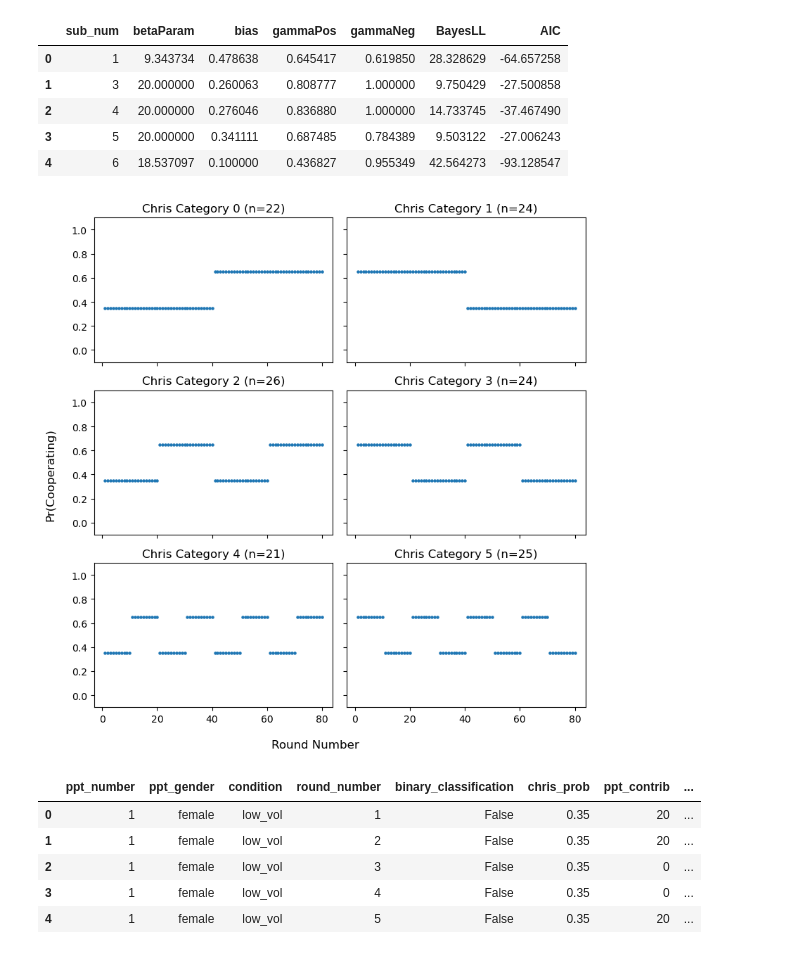
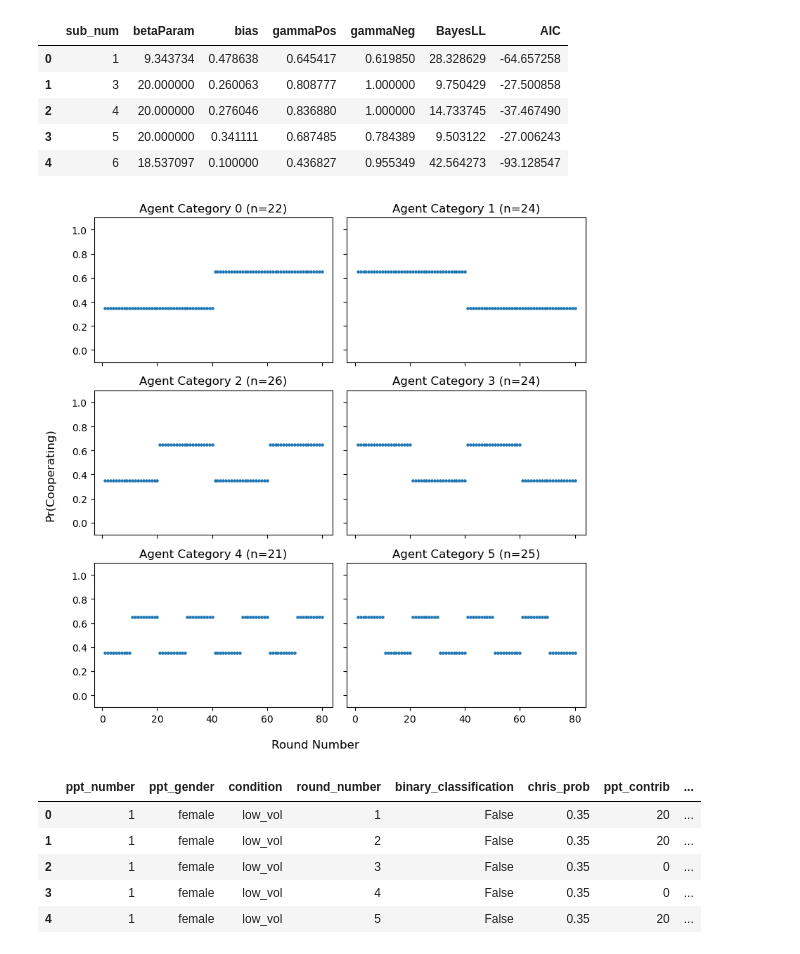
Before and after one commit to elxl/theory-of-mind-in-game, a Jupyter notebook: IPD_BRL.ipynb, the cells around one changed output. Saved outputs shown, nothing was run; the diff lists cells and outputs as text; code cells hidden in the pictures.

Commit message:
add visualization

```diff
--- a/IPD_BRL.ipynb
+++ b/IPD_BRL.ipynb
@@ -221,22 +222,22 @@ for group in groups:
 # %%
 # Visalize chris category
 fig, axs = plt.subplots(3, 2, figsize=(8, 8), sharex=True, sharey=True)
 rounds = np.arange(1, 81)
 for idx, ax in enumerate(axs.flatten()):
     if idx < len(chirs_categoty):
         ax.scatter(rounds, chirs_categoty[idx], s=5)
-        ax.set_title(f'Chris Category {idx} (n={len(subjects_category[idx])})')
+        ax.set_title(f'Agent Category {idx} (n={len(subjects_category[idx])})')
         ax.set_ylim(-0.1, 1.1)
     else:
         ax.axis('off')
 
 fig.supxlabel('Round Number', fontsize=12)
 fig.supylabel('Pr(Cooperating)', fontsize=12)
 
 plt.tight_layout()
 plt.show()
 # %% [output]
-[figure, old version]
+[figure, new version]
 # %%
 task_data.head()
 # %% [output]
```
Also changed, not shown: parts of 12 cells of this notebook.
